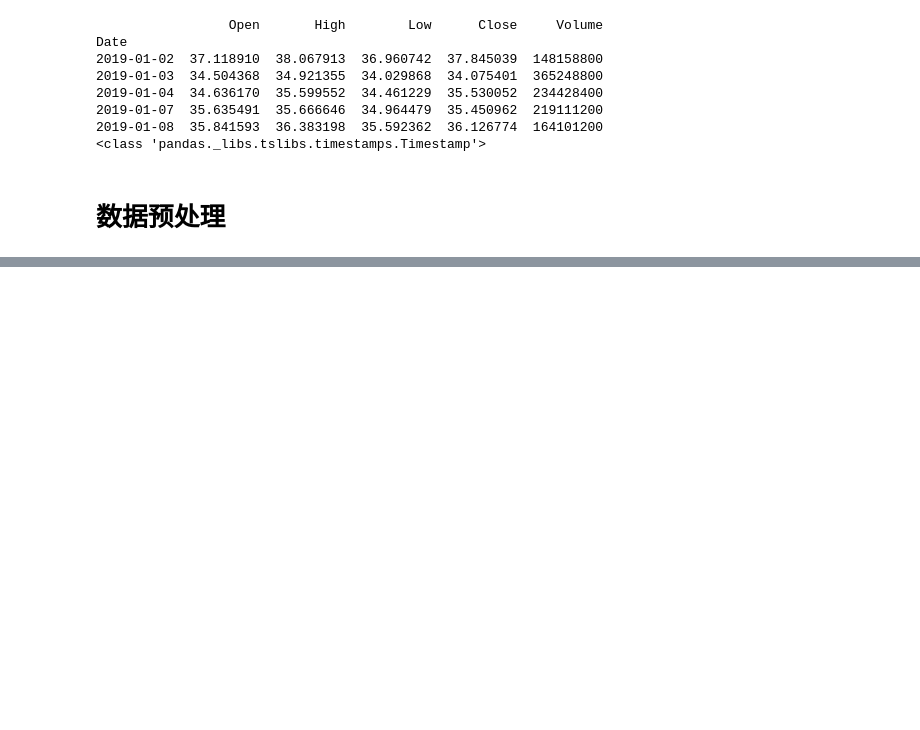
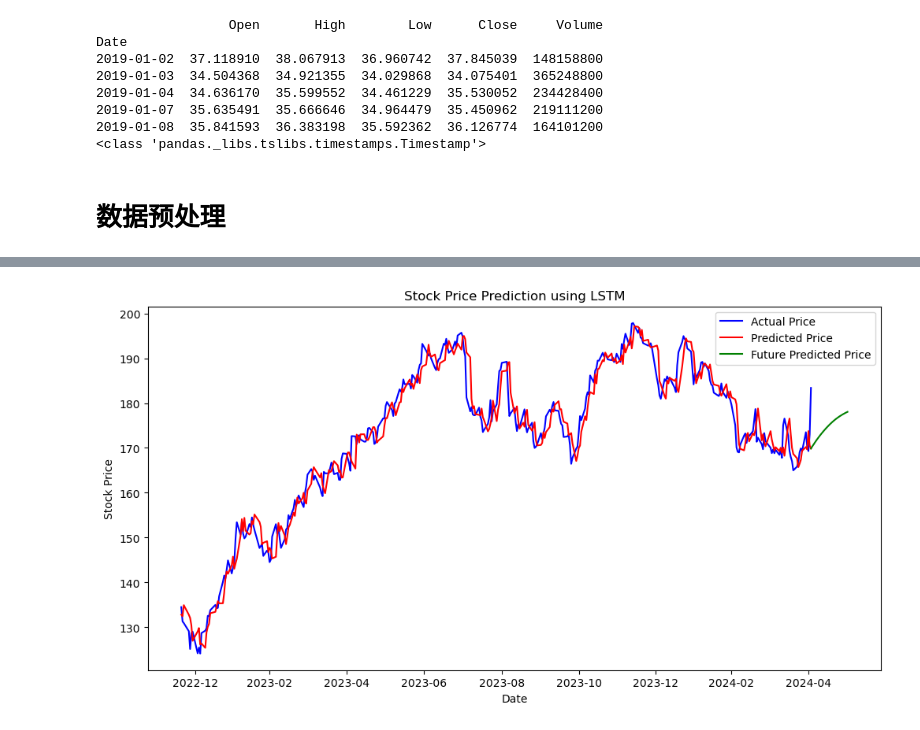
Before and after one commit to david188888/Data-Science-Analyzing-Stocks, a Jupyter notebook: LSTM_price.ipynb, the cells around one changed output, grey strips where cells are left out. Cells and saved outputs as stored; diff of their text form; code cells hidden in the pictures; blank space fills up the shorter version.

```diff
--- a/LSTM_price.ipynb
+++ b/LSTM_price.ipynb
@@ -77,0 +141,39 @@ ModuleNotFoundError: No module named 'tensorflow'
+# %%
+# 假设 time_step 已定义
+# 假设 scaler 和 model 是你已经训练好的 MinMaxScaler 和 LSTM 模型
+
+# 获取最后 time_step 天的数据作为输入
+last_sequence = X_test[-1:]
+current_sequence = last_sequence
+# print(current_sequence)
+
+# 存储模型预测的未来一周的价格
+future_prices = []
+
+# 连续预测未来一周
+for _ in range(30):  # 未来7天
+    next_day_price = model.predict(current_sequence)
+    future_prices.append(next_day_price[0, 0])  # 存储预测结果
+    # 更新输入数据用于下一次预测
+    current_sequence = np.roll(current_sequence, -1, axis=1)
+    current_sequence[0, -1, 0] = next_day_price[0, 0]
+
+# 反归一化预测结果
+future_prices = np.array(future_prices).reshape(-1, 1)
+future_prices = scaler.inverse_transform(future_prices)
+
+# 计算未来日期
+last_date = data.index[-1]  # 假设数据集中有日期索引
+future_dates = pd.date_range(start=last_date, periods=30)  # 生成未来7天的日期
+
+# 可视化结果
+fig = plt.figure(figsize=(12, 6))
+plt.plot(data.index[train_size + time_step + 1:], test_data[time_step + 1:], color='blue', label='Actual Price')
+plt.plot(data.index[train_size + time_step + 1:], predicted_prices, color='red', label='Predicted Price')
+plt.plot(future_dates, future_prices, color='green', label='Future Predicted Price')  # 未来一周的预测
+plt.title('Stock Price Prediction using LSTM')
+plt.xlabel('Date')
+plt.ylabel('Stock Price')
+plt.legend()
+plt.show()
+# %% [output]
@@ -77,0 +197 @@ ModuleNotFoundError: No module named 'tensorflow'
+[figure, added]
```
Also changed, not shown: parts of 5 cells of this notebook.
